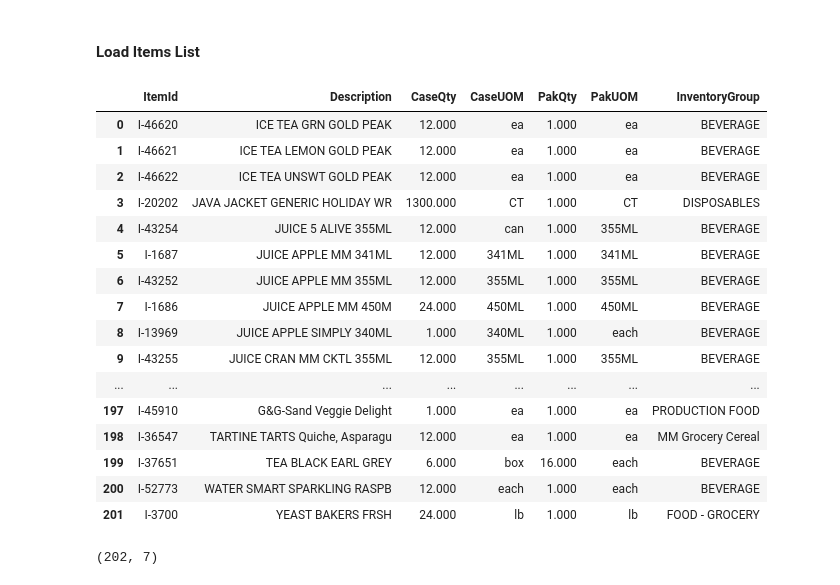
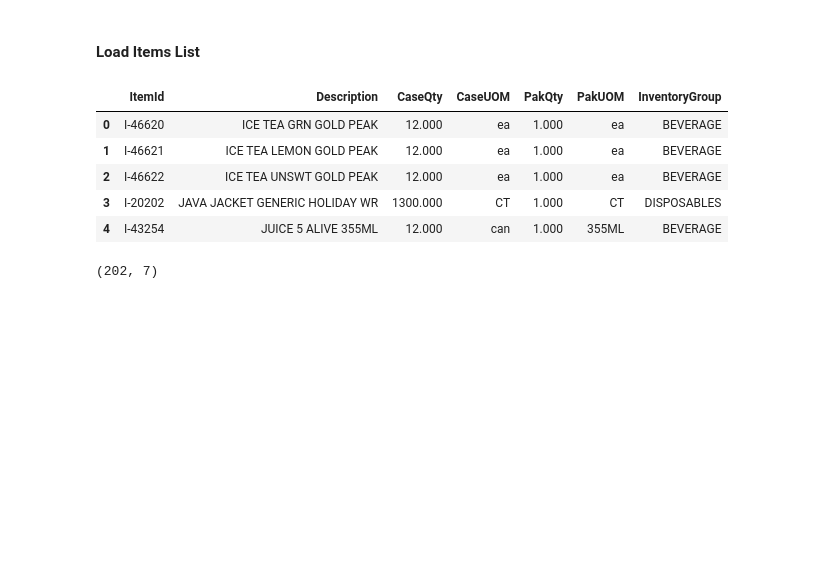
Before and after one commit to silviaaaaaaa/cffs-label, a Jupyter notebook: data analysis/ingre_analysis.ipynb, the cells around one changed output. Cells and saved outputs as stored; diff of their text form; code cells hidden in the pictures; blank space fills up the shorter version.

```diff
--- a/data analysis/ingre_analysis.ipynb
+++ b/data analysis/ingre_analysis.ipynb
@@ -107,25 +107,14 @@ Items = pd.DataFrame({'ItemId': ItemId, 'Description': Description, 'CaseQty': C
 
 Items.reset_index(drop=True, inplace=True)
 # %%
-Items
+Items.head()
 # %% [output]
 |  | ItemId | Description | CaseQty | CaseUOM | PakQty | PakUOM | InventoryGroup |
 | 0 | I-46620 | ICE TEA GRN GOLD PEAK | 12.000 | ea | 1.000 | ea | BEVERAGE |
 | 1 | I-46621 | ICE TEA LEMON GOLD PEAK | 12.000 | ea | 1.000 | ea | BEVERAGE |
 | 2 | I-46622 | ICE TEA UNSWT GOLD PEAK | 12.000 | ea | 1.000 | ea | BEVERAGE |
 | 3 | I-20202 | JAVA JACKET GENERIC HOLIDAY WR | 1300.000 | CT | 1.000 | CT | DISPOSABLES |
 | 4 | I-43254 | JUICE 5 ALIVE 355ML | 12.000 | can | 1.000 | 355ML | BEVERAGE |
-| 5 | I-1687 | JUICE APPLE MM 341ML | 12.000 | 341ML | 1.000 | 341ML | BEVERAGE |
-| 6 | I-43252 | JUICE APPLE MM 355ML | 12.000 | 355ML | 1.000 | 355ML | BEVERAGE |
-| 7 | I-1686 | JUICE APPLE MM 450M | 24.000 | 450ML | 1.000 | 450ML | BEVERAGE |
-| 8 | I-13969 | JUICE APPLE SIMPLY 340ML | 1.000 | 340ML | 1.000 | each | BEVERAGE |
-| 9 | I-43255 | JUICE CRAN MM CKTL 355ML | 12.000 | 355ML | 1.000 | 355ML | BEVERAGE |
-| ... | ... | ... | ... | ... | ... | ... | ... |
-| 197 | I-45910 | G&G-Sand Veggie Delight | 1.000 | ea | 1.000 | ea | PRODUCTION FOOD |
-| 198 | I-36547 | TARTINE TARTS Quiche, Asparagu | 12.000 | ea | 1.000 | ea | MM Grocery Cereal |
-| 199 | I-37651 | TEA BLACK EARL GREY | 6.000 | box | 16.000 | each | BEVERAGE |
-| 200 | I-52773 | WATER SMART SPARKLING RASPB | 12.000 | each | 1.000 | each | BEVERAGE |
-| 201 | I-3700 | YEAST BAKERS FRSH | 24.000 | lb | 1.000 | lb | FOOD - GROCERY |
 # %%
 Items.shape
 # %% [output]
```
Also changed, not shown: parts of 12 cells of this notebook, 1 other file.
